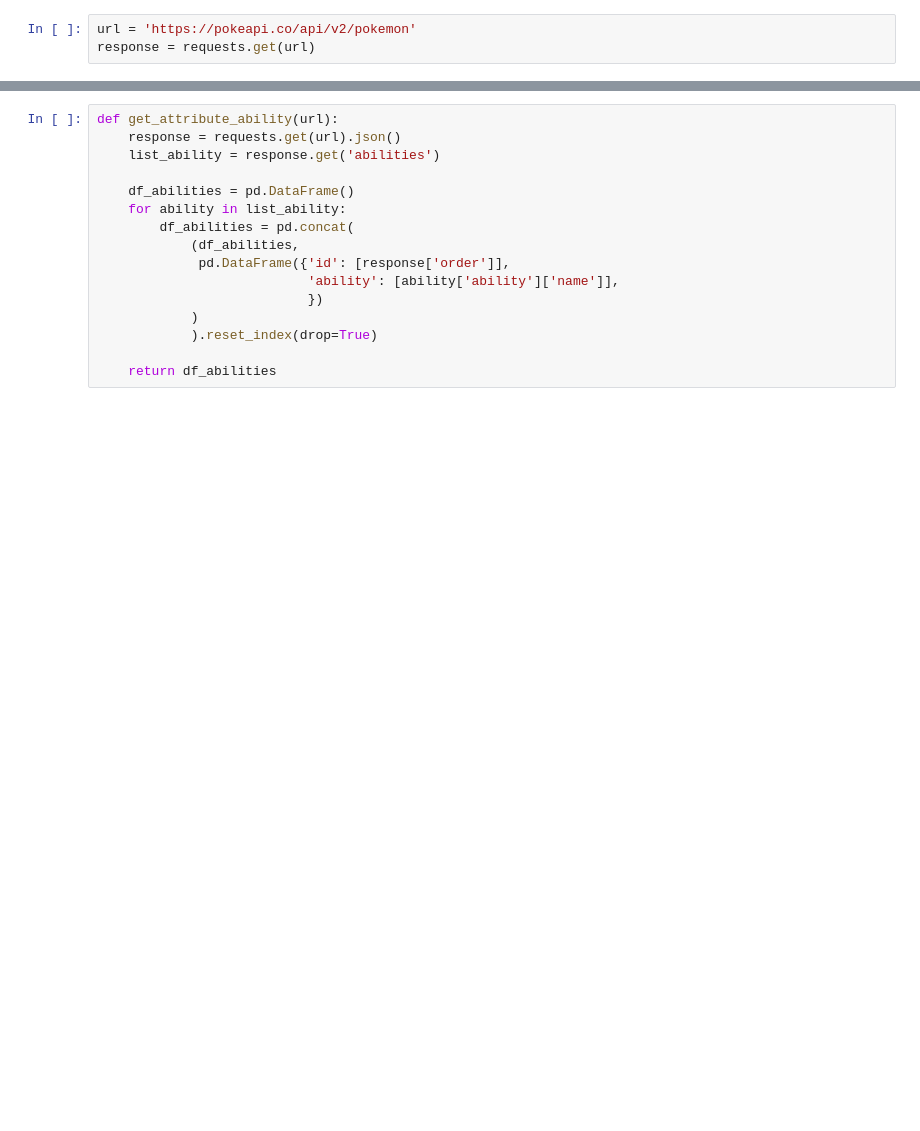
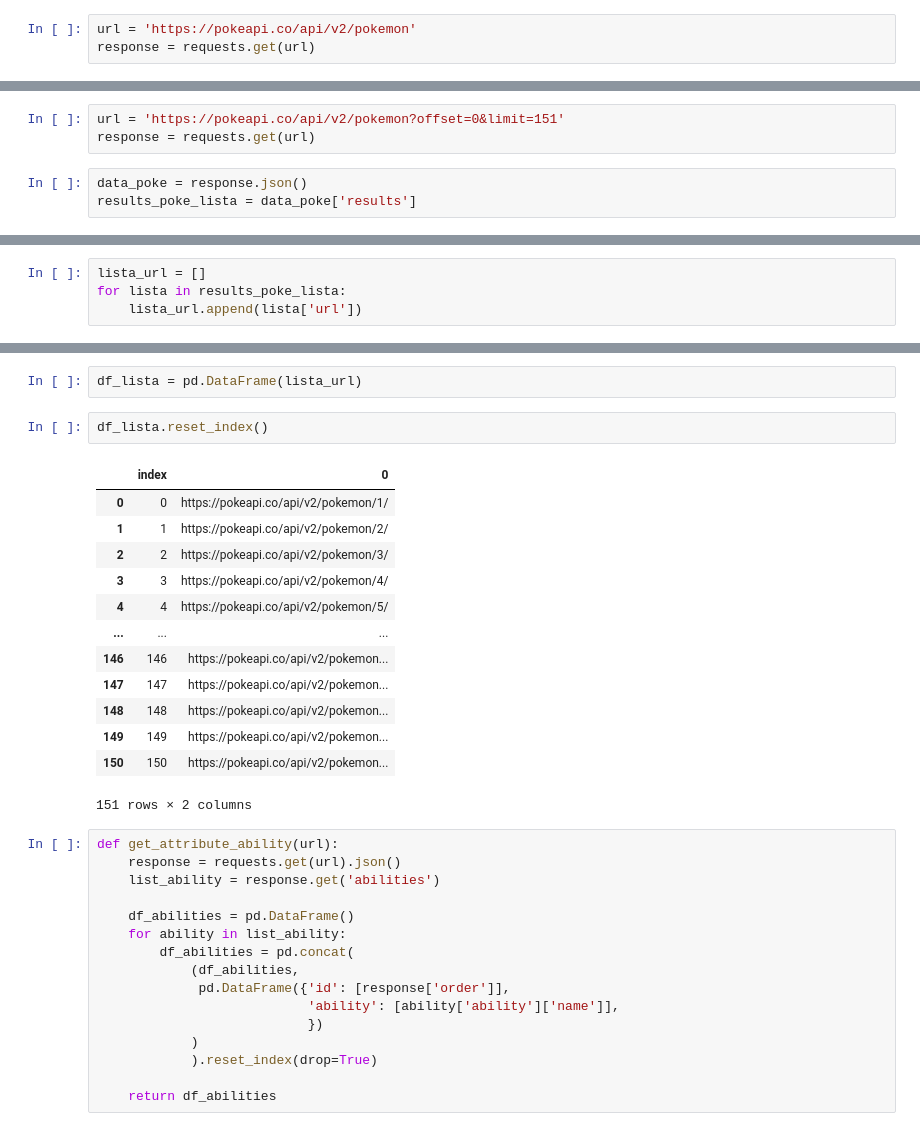
Before and after one commit to BrunoHeuert/CoderHouse-Python, a Jupyter notebook: testes/pokeapi.ipynb, the cells around one changed output, grey strips where cells are left out. Saved outputs shown, nothing was run; the diff lists cells and outputs as text; blank space fills up the shorter version.

```diff
--- a/testes/pokeapi.ipynb
+++ b/testes/pokeapi.ipynb
@@ -43,0 +170,6 @@ else:
+# %%
+url = 'https://pokeapi.co/api/v2/pokemon?offset=0&limit=151'
+response = requests.get(url)
+# %%
+data_poke = response.json()
+results_poke_lista = data_poke['results']
@@ -43,0 +196,4 @@ else:
+# %%
+lista_url = []
+for lista in results_poke_lista:
+    lista_url.append(lista['url'])
@@ -44,3 +220,21 @@ else:
+# %%
+df_lista = pd.DataFrame(lista_url)
+# %%
+df_lista.reset_index()
+# %% [output]
+|  | index | 0 |
+| 0 | 0 | https://pokeapi.co/api/v2/pokemon/1/ |
+| 1 | 1 | https://pokeapi.co/api/v2/pokemon/2/ |
+| 2 | 2 | https://pokeapi.co/api/v2/pokemon/3/ |
+| 3 | 3 | https://pokeapi.co/api/v2/pokemon/4/ |
+| 4 | 4 | https://pokeapi.co/api/v2/pokemon/5/ |
+| ... | ... | ... |
+| 146 | 146 | https://pokeapi.co/api/v2/pokemon... |
+| 147 | 147 | https://pokeapi.co/api/v2/pokemon... |
+| 148 | 148 | https://pokeapi.co/api/v2/pokemon... |
+| 149 | 149 | https://pokeapi.co/api/v2/pokemon... |
+| 150 | 150 | https://pokeapi.co/api/v2/pokemon... |
+151 rows × 2 columns
 # %%
 def get_attribute_ability(url):
     response = requests.get(url).json()
```
Also changed, not shown: parts of 11 cells of this notebook, 2 other files.
